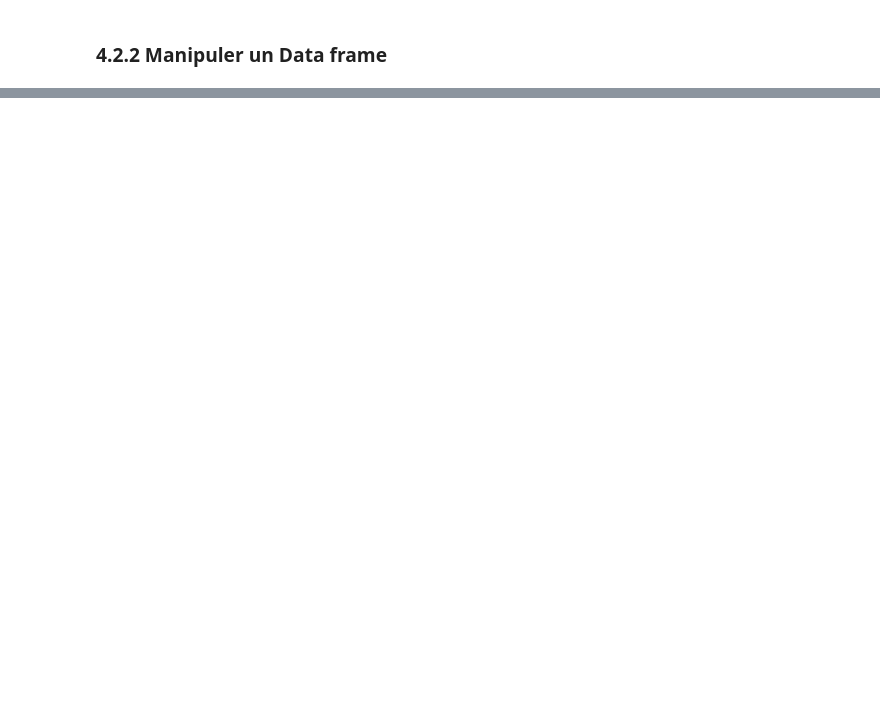
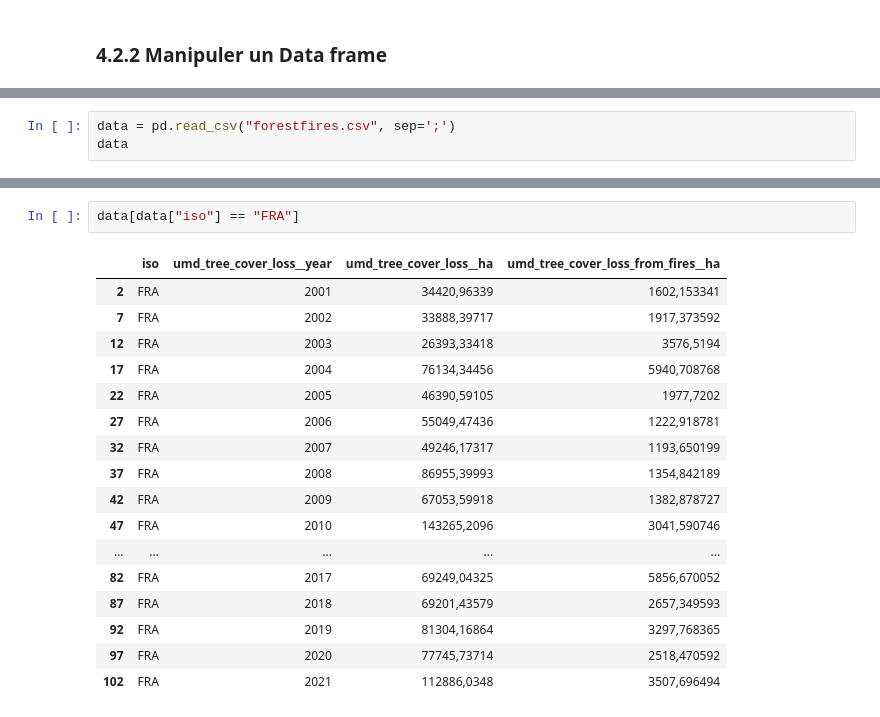
Before and after one commit to Flamanjaune/Tutoriel-Python, a Jupyter notebook: tutoriel_python_4.ipynb, the cells around one changed output, grey strips where cells are left out. Cells and saved outputs as stored; diff of their text form; blank space fills up the shorter version.

Commit message:
new file:   forestfires.csv 	modified:   tutoriel_python_4.ipynb

```diff
--- a/tutoriel_python_4.ipynb
+++ b/tutoriel_python_4.ipynb
@@ -48,0 +147,3 @@ malist
+# %%
+data = pd.read_csv("forestfires.csv", sep=';')
+data
@@ -48,0 +164,20 @@ malist
+# %%
+data[data["iso"] == "FRA"]
+# %% [output]
+|  | iso | umd_tree_cover_loss__year | umd_tree_cover_loss__ha | umd_tree_cover_loss_from_fires__ha |
+| 2 | FRA | 2001 | 34420,96339 | 1602,153341 |
+| 7 | FRA | 2002 | 33888,39717 | 1917,373592 |
+| 12 | FRA | 2003 | 26393,33418 | 3576,5194 |
+| 17 | FRA | 2004 | 76134,34456 | 5940,708768 |
+| 22 | FRA | 2005 | 46390,59105 | 1977,7202 |
+| 27 | FRA | 2006 | 55049,47436 | 1222,918781 |
+| 32 | FRA | 2007 | 49246,17317 | 1193,650199 |
+| 37 | FRA | 2008 | 86955,39993 | 1354,842189 |
+| 42 | FRA | 2009 | 67053,59918 | 1382,878727 |
+| 47 | FRA | 2010 | 143265,2096 | 3041,590746 |
+| ... | ... | ... | ... | ... |
+| 82 | FRA | 2017 | 69249,04325 | 5856,670052 |
+| 87 | FRA | 2018 | 69201,43579 | 2657,349593 |
+| 92 | FRA | 2019 | 81304,16864 | 3297,768365 |
+| 97 | FRA | 2020 | 77745,73714 | 2518,470592 |
+| 102 | FRA | 2021 | 112886,0348 | 3507,696494 |
```
Also changed, not shown: parts of 23 cells of this notebook, 1 other file.
